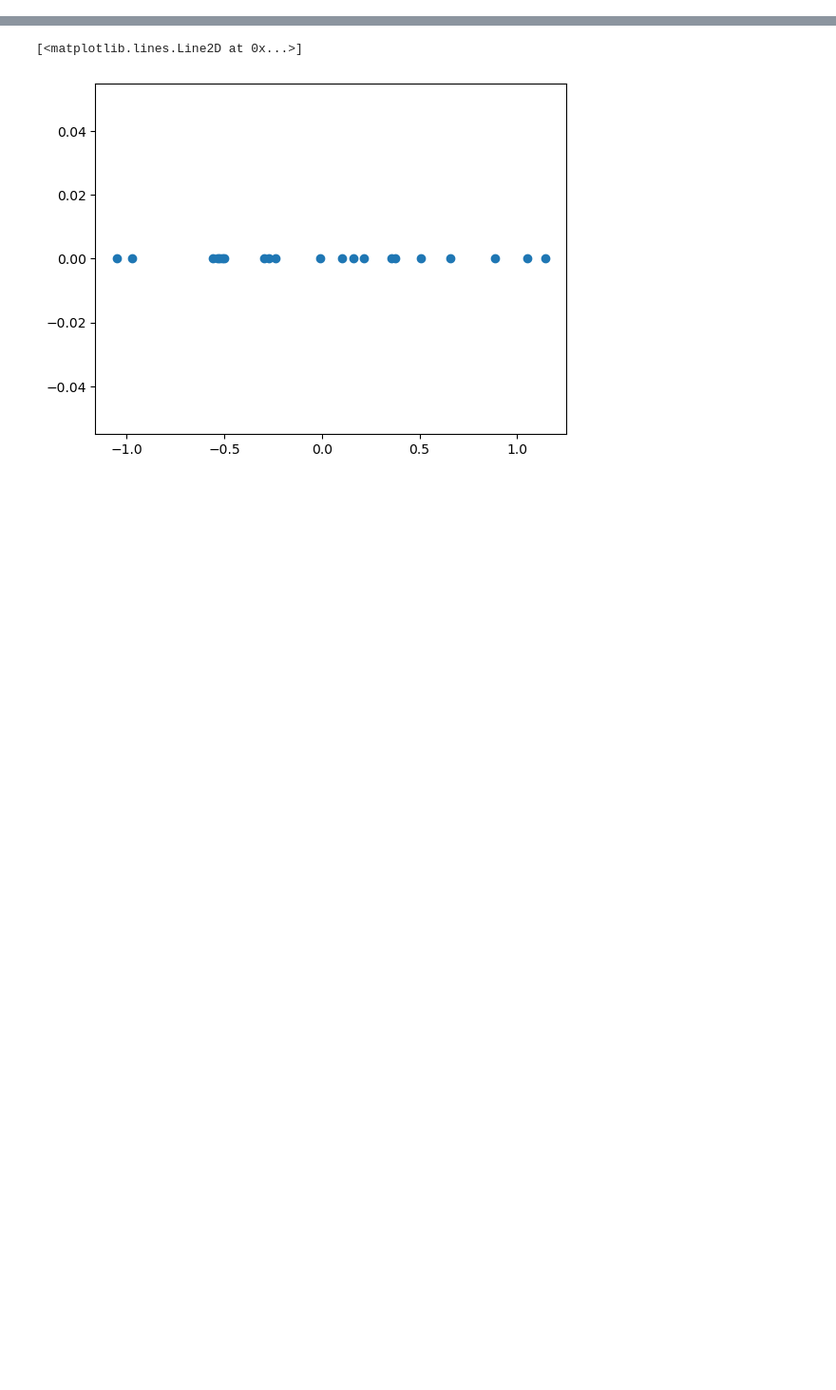
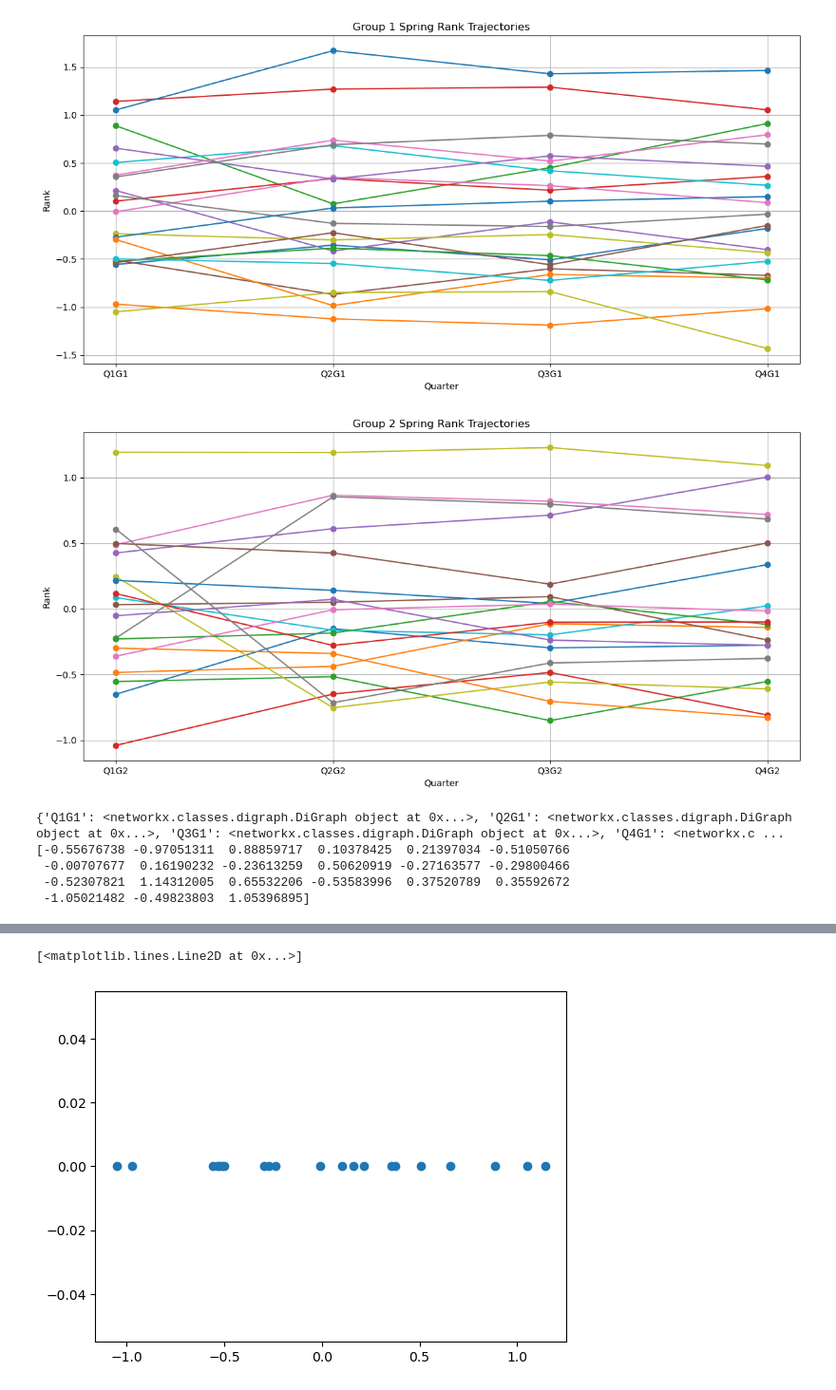
Before and after one commit to skuzminski/dominance_network_final_project, a Jupyter notebook: SpringRank.ipynb, the cells around one changed output, grey strips where cells are left out. Shown at 95% size. Cells and saved outputs as stored; diff of their text form; code cells hidden in the pictures; blank space fills up the shorter version.

```diff
--- a/SpringRank.ipynb
+++ b/SpringRank.ipynb
@@ -70,0 +143,33 @@ plt.imshow(A)
+# %%
+#plot spring rank trajectories (should make a function for this)
+keys = sorted(rank_dict.keys())
+group_1_keys = [name for name in keys if name.endswith("G1")]
+group_2_keys = [name for name in keys if name.endswith("G2")]
+group_1_values = [rank_dict[k] for k in group_1_keys]
+group_2_values = [rank_dict[k] for k in group_2_keys]
+group_1_nodes = list(group_1_values[0].keys())
+group_2_nodes = list(group_2_values[0].keys())
+plt.figure(figsize=(12,6))
+for node in group_1_nodes:
+    y = [rank_dict[k][node] for k in group_1_keys]
+    plt.plot(group_1_keys, y, marker = 'o', label = f"Index {node}")
+plt.xlabel("Quarter")
+plt.ylabel("Rank")
+plt.title("Group 1 Spring Rank Trajectories")
+plt.grid(True)
+plt.tight_layout()
+plt.show()
+
+plt.figure(figsize=(12,6))
+for node in group_2_nodes:
+    y = [rank_dict[k][node] for k in group_2_keys]
+    plt.plot(group_2_keys, y, marker = 'o', label = f"Index {node}")
+plt.xlabel("Quarter")
+plt.ylabel("Rank")
+plt.title("Group 2 Spring Rank Trajectories")
+plt.grid(True)
+plt.tight_layout()
+plt.show()
+# %% [output]
+[figure, added]
+[figure, added]
@@ -70,0 +211,11 @@ plt.imshow(A)
+# %%
+#extra
+print(G_dict)
+#index dictionary by list of order to plot things, nodes need ids, list of labels (q1, q2) to for loop over to plot - need a node dictionary
+print(S_dict["Q1G1"])
+# %% [output]
+{'Q1G1': <networkx.classes.digraph.DiGraph object at 0x...>, 'Q2G1': <networkx.classes.digraph.DiGraph object at 0x...>, 'Q3G1': <networkx.classes.digraph.DiGraph object at 0x...>, 'Q4G1': <networkx.c ...
+[-0.55676738 -0.97051311  0.88859717  0.10378425  0.21397034 -0.51050766
+ -0.00707677  0.16190232 -0.23613259  0.50620919 -0.27163577 -0.29800466
+ -0.52307821  1.14312005  0.65532206 -0.53583996  0.37520789  0.35592672
+ -1.05021482 -0.49823803  1.05396895]
```
Also changed, not shown: parts of 22 cells of this notebook, 19 other files.
